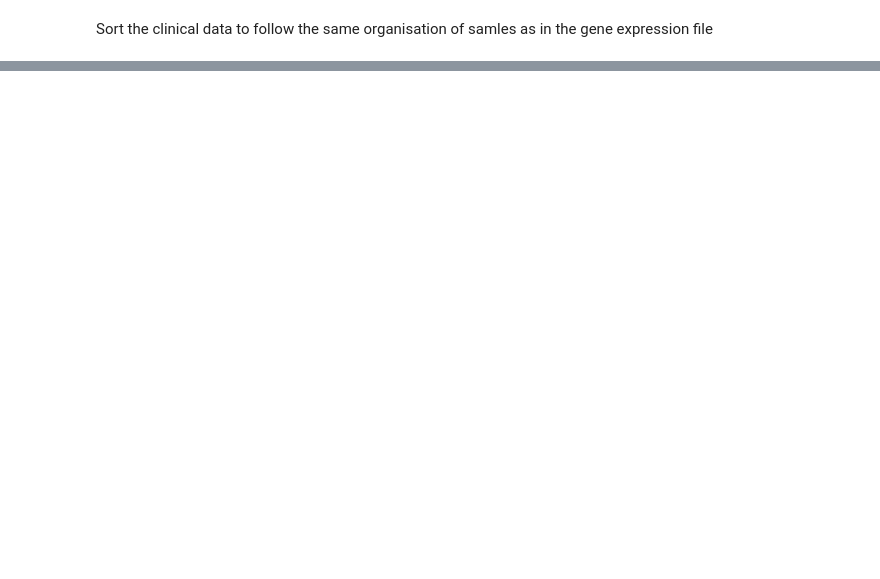
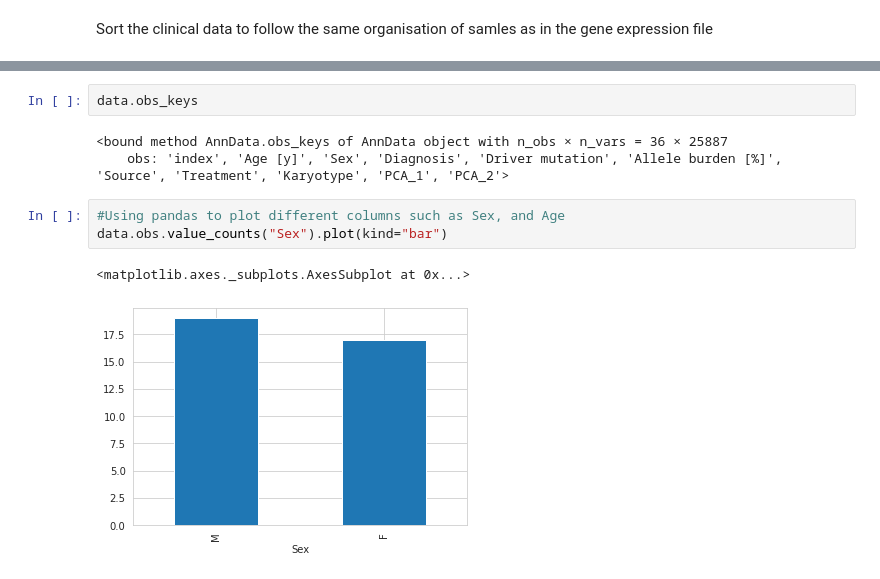
Before and after one commit to SushmitaM1/RNA_Analysis_python, a Jupyter notebook: RNA_expression_analysis_Python3.ipynb, the cells around one changed output, grey strips where cells are left out. Cells and saved outputs as stored; diff of their text form; blank space fills up the shorter version.

```diff
--- a/RNA_expression_analysis_Python3.ipynb
+++ b/RNA_expression_analysis_Python3.ipynb
@@ -70,0 +86,11 @@ data.obs.value_counts('Diagnosis').plot(kind='bar')
+# %%
+data.obs_keys
+# %% [output]
+<bound method AnnData.obs_keys of AnnData object with n_obs × n_vars = 36 × 25887
+    obs: 'index', 'Age [y]', 'Sex', 'Diagnosis', 'Driver mutation', 'Allele burden [%]', 'Source', 'Treatment', 'Karyotype', 'PCA_1', 'PCA_2'>
+# %%
+#Using pandas to plot different columns such as Sex, and Age
+data.obs.value_counts("Sex").plot(kind="bar")
+# %% [output]
+<matplotlib.axes._subplots.AxesSubplot at 0x...>
+[figure, added]
```
Also changed, not shown: parts of 15 cells of this notebook.
